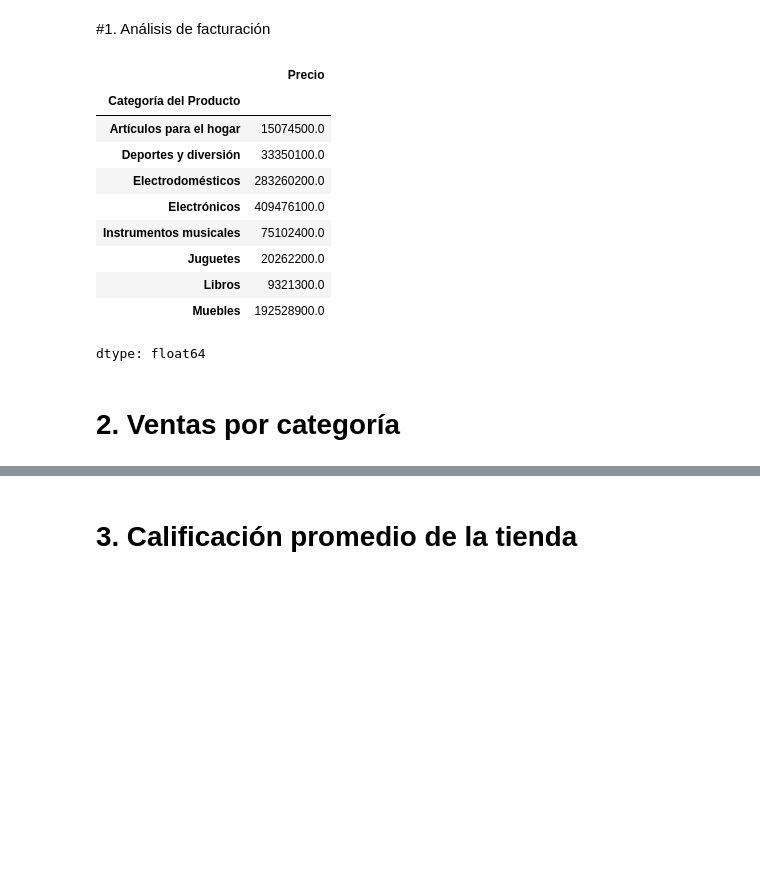
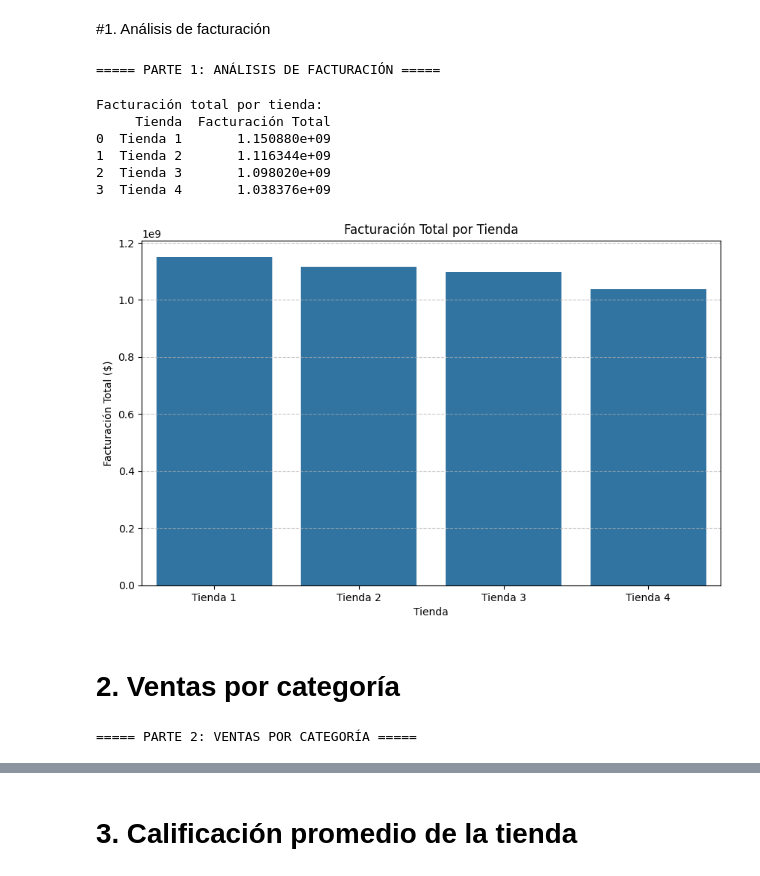
Before and after one commit to Miky-Bareiro/challenge1-data-science-latam, a Jupyter notebook: AluraStoreLatam.ipynb, the cells around one changed output, grey strips where cells are left out. Drawn from its saved outputs; the diff is of its cells as text; code cells hidden in the pictures; blank space fills up the shorter version.

```diff
--- a/AluraStoreLatam.ipynb
+++ b/AluraStoreLatam.ipynb
@@ -21,3 +29,9 @@ tienda.head()
 | 2 | Juego de mesa | Juguetes | 209600.0 | 15900.0 | 15/03/2021 | Juan Fernandez | Cartagena | ... |
 | 3 | Microondas | Electrodomésticos | 757500.0 | 41000.0 | 03/05/2022 | Juan Fernandez | Cali | ... |
 | 4 | Silla de oficina | Muebles | 335200.0 | 20200.0 | 07/11/2020 | Maria Alfonso | Medellín | ... |
+# %%
+# Agregar identificador de tienda a cada DataFrame
+tienda1['tienda'] = 'Tienda 1'
+tienda2['tienda'] = 'Tienda 2'
+tienda3['tienda'] = 'Tienda 3'
+tienda4['tienda'] = 'Tienda 4'
@@ -24,23 +62,52 @@ tienda.head()
+# %%
+# Combinamos todos los datos para análisis comparativo
+todas_tiendas = pd.concat([tienda1, tienda2, tienda3, tienda4])
 # %% [markdown]
 #1. Análisis de facturación
-# %%
-# --- 1. Calcular los ingresos por categoría para cada tienda ---
-# Agrupamos los datos por 'Categoría del Producto' y sumamos los 'Precio' para cada tienda
-tienda1.groupby('Categoría del Producto')['Precio'].sum()
-tienda2.groupby('Categoría del Producto')['Precio'].sum()
-tienda3.groupby('Categoría del Producto')['Precio'].sum()
-tienda4.groupby('Categoría del Producto')['Precio'].sum()
-# %% [output]
-|  | Precio |
-| Categoría del Producto |  |
-| Artículos para el hogar | 15074500.0 |
-| Deportes y diversión | 33350100.0 |
-| Electrodomésticos | 283260200.0 |
-| Electrónicos | 409476100.0 |
-| Instrumentos musicales | 75102400.0 |
-| Juguetes | 20262200.0 |
-| Libros | 9321300.0 |
-| Muebles | 192528900.0 |
-dtype: float64
+# %%
+# PARTE 1: ANÁLISIS DE FACTURACIÓN
+print("\n===== PARTE 1: ANÁLISIS DE FACTURACIÓN =====")
+# %% [output]
+===== PARTE 1: ANÁLISIS DE FACTURACIÓN =====
+# %%
+# Verificar el nombre exacto de la columna de precio
+# Asumimos que la columna se llama "Precio" con P mayúscula en lugar de "precio"
+if 'Precio' in todas_tiendas.columns:
+    columna_precio = 'Precio'
+elif 'precio' in todas_tiendas.columns:
+    columna_precio = 'precio'
+
+# Si encontramos la columna de precio, procedemos con el análisis
+if columna_precio:
+    # Calcular facturación total por tienda
+    facturacion_tienda = todas_tiendas.groupby('tienda')[columna_precio].sum().reset_index()
+    facturacion_tienda.columns = ['Tienda', 'Facturación Total']
+    print("\nFacturación total por tienda:")
+    print(facturacion_tienda)
+
+    # Visualización: Gráfico de barras para la facturación
+    plt.figure(figsize=(10, 6))
+    sns.barplot(x='Tienda', y='Facturación Total', data=facturacion_tienda)
+    plt.title('Facturación Total por Tienda')
+    plt.xlabel('Tienda')
+    plt.ylabel('Facturación Total ($)')
+    plt.grid(axis='y', linestyle='--', alpha=0.7)
+    plt.savefig('facturacion_tienda.png')
+    plt.show()
+else:
+    print("No se pudo identificar la columna de precio. Revise los datos.")
+# %% [output]
+Facturación total por tienda:
+     Tienda  Facturación Total
+0  Tienda 1       1.150880e+09
+1  Tienda 2       1.116344e+09
+2  Tienda 3       1.098020e+09
+3  Tienda 4       1.038376e+09
+[figure, added]
 # %% [markdown]
 # 2. Ventas por categoría
+# %%
+# PARTE 2: VENTAS POR CATEGORÍA
+print("\n===== PARTE 2: VENTAS POR CATEGORÍA =====")
+# %% [output]
+===== PARTE 2: VENTAS POR CATEGORÍA =====
```
Also changed, not shown: parts of 7 cells of this notebook.
